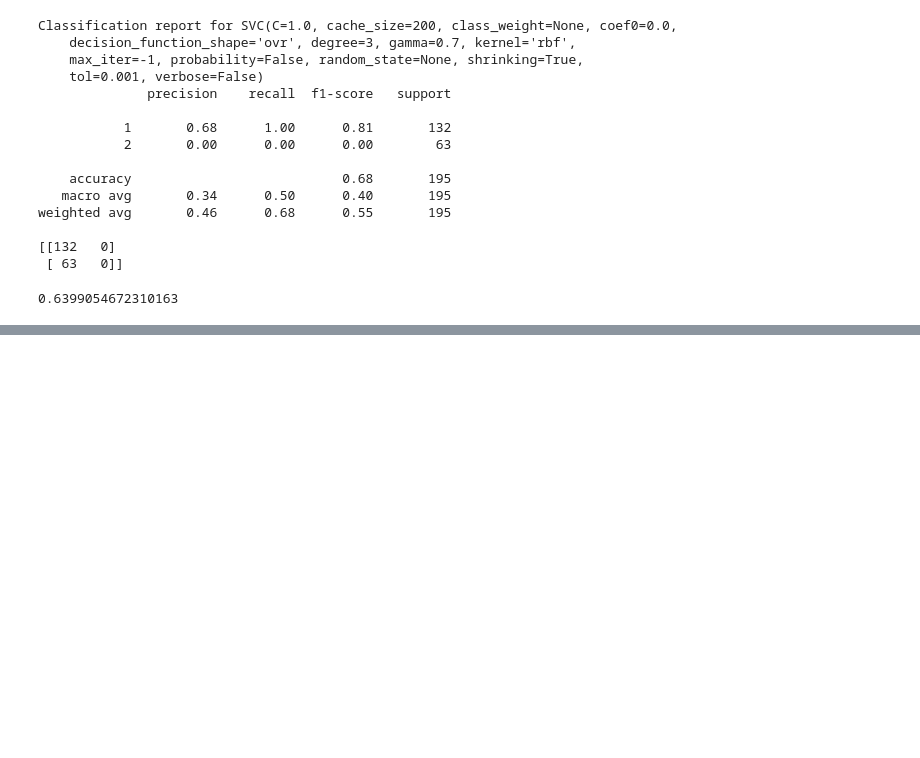
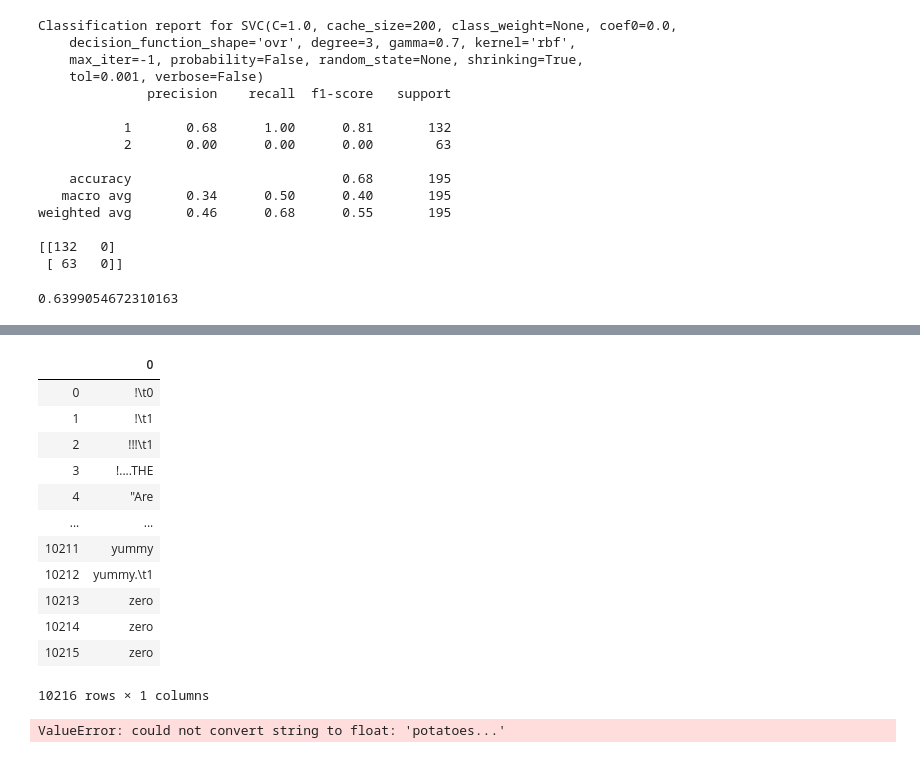
Before and after one commit to zlessner/CSC680-Assignment1-Scikit, a Jupyter notebook: Assignment1.ipynb, the cells around one changed output, grey strips where cells are left out. Cells and saved outputs as stored; diff of their text form; code cells hidden in the pictures; blank space fills up the shorter version.

```diff
--- a/Assignment1.ipynb
+++ b/Assignment1.ipynb
@@ -400,0 +670,41 @@ sum(steelplates_mlp_test)/9
+# %%
+txt = pd.DataFrame(lst)
+
+txt
+# %% [output]
+|  | 0 |
+| 0 | !\t0 |
+| 1 | !\t1 |
+| 2 | !!!\t1 |
+| 3 | !....THE |
+| 4 | "Are |
+| ... | ... |
+| 10211 | yummy |
+| 10212 | yummy.\t1 |
+| 10213 | zero |
+| 10214 | zero |
+| 10215 | zero |
+10216 rows × 1 columns
+# %%
+y = rawImage['class']
+
+X = txt
+
+train = []
+
+test = []
+
+clf_mlp = MLPClassifier(activation="logistic", solver="adam", alpha=1e-5, hidden_layer_sizes=(15,10), random_state=1,max_iter=1000,learning_rate_init=.1,verbose=False)
+clf_tree = DecisionTreeClassifier(criterion = 'entropy', random_state=0, max_depth=3)
+
+X_train, X_test, = train_test_split(X, train_size=0.8,test_size=0.2, random_state=1)
+clf_mlp = clf_mlp.fit(X_train, y_train)
+
+y_pred =  clf_mlp.predict(X_test)
+train.append(accuracy_score(y_pred=clf_mlp.predict(X_train)))
+test.append(accuracy_score(y_pred=y_pred))
+
+print(train)
+print(test)
+# %% [output]
+ValueError: could not convert string to float: 'potatoes...'
```
Also changed, not shown: parts of 28 cells of this notebook, 4 other files.
